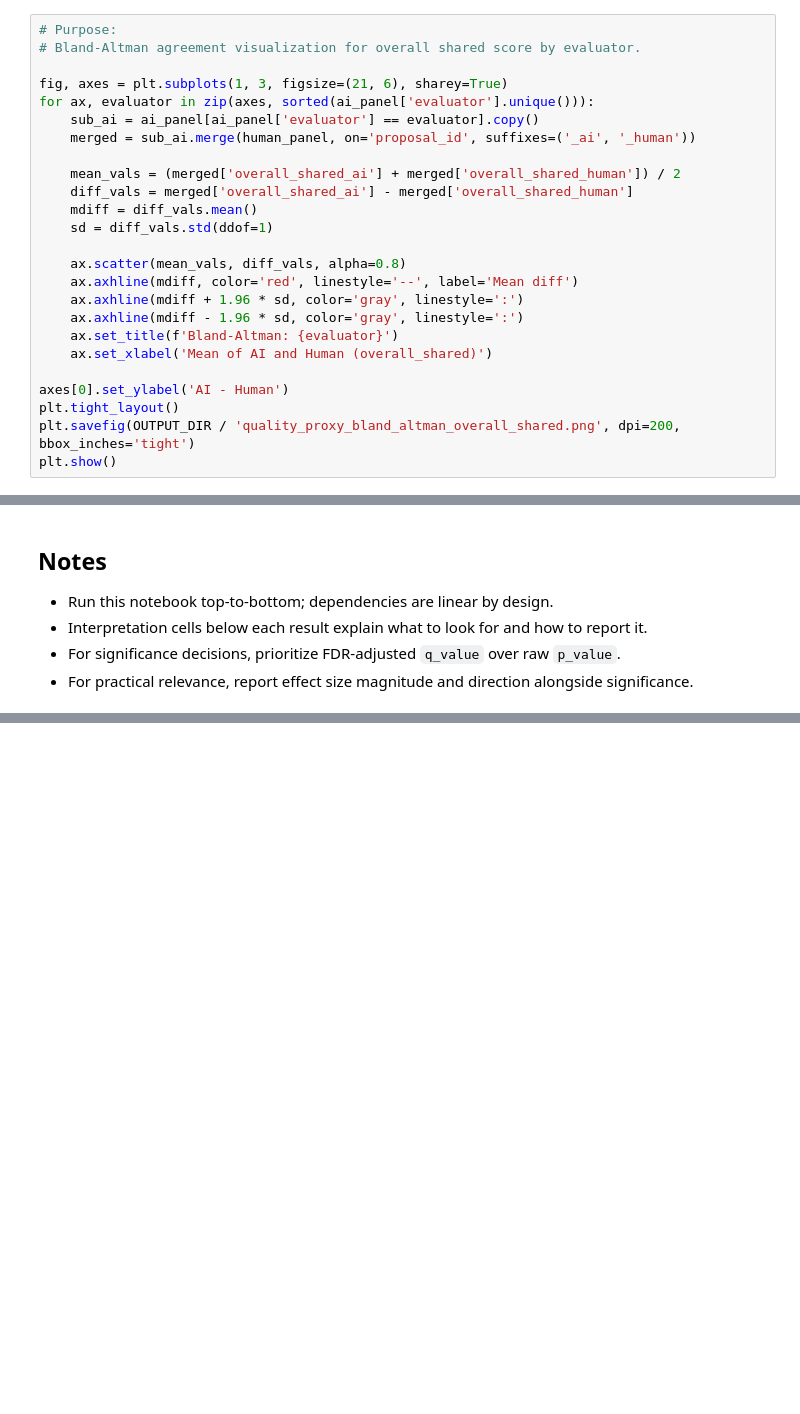
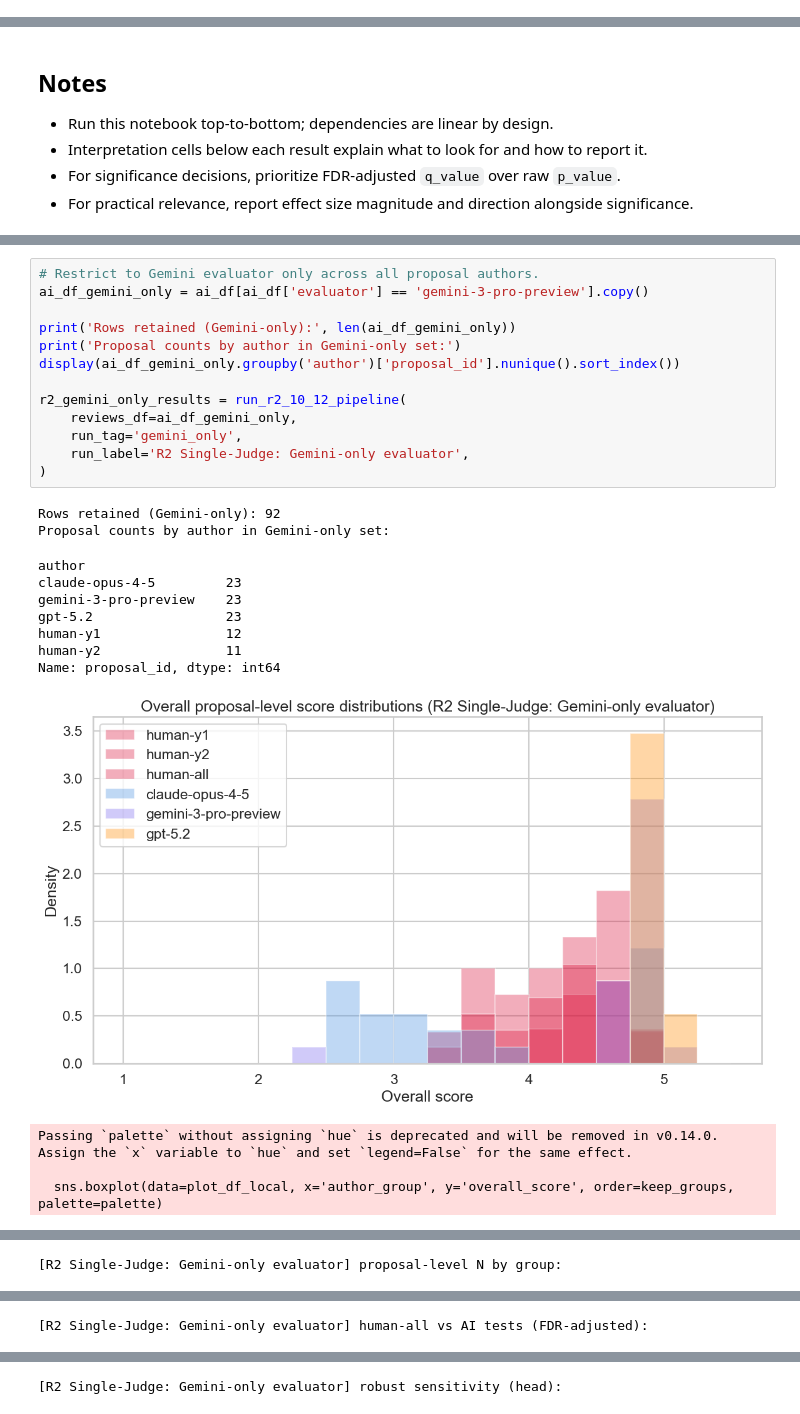
Before and after one commit to eveyhuang/human-AI-proposal, a Jupyter notebook: compare_reviews.ipynb, the cells around one changed output, grey strips where cells are left out. Drawn from its saved outputs; the diff is of its cells as text; blank space fills up the shorter version.

```diff
--- a/compare_reviews.ipynb
+++ b/compare_reviews.ipynb
@@ -1676,25 +2289,0 @@ calibration_df
-# %%
-# Purpose:
-# Bland-Altman agreement visualization for overall shared score by evaluator.
-
-fig, axes = plt.subplots(1, 3, figsize=(21, 6), sharey=True)
-for ax, evaluator in zip(axes, sorted(ai_panel['evaluator'].unique())):
-    sub_ai = ai_panel[ai_panel['evaluator'] == evaluator].copy()
-    merged = sub_ai.merge(human_panel, on='proposal_id', suffixes=('_ai', '_human'))
-
-    mean_vals = (merged['overall_shared_ai'] + merged['overall_shared_human']) / 2
-    diff_vals = merged['overall_shared_ai'] - merged['overall_shared_human']
-    mdiff = diff_vals.mean()
-    sd = diff_vals.std(ddof=1)
-
-    ax.scatter(mean_vals, diff_vals, alpha=0.8)
-    ax.axhline(mdiff, color='red', linestyle='--', label='Mean diff')
-    ax.axhline(mdiff + 1.96 * sd, color='gray', linestyle=':')
-    ax.axhline(mdiff - 1.96 * sd, color='gray', linestyle=':')
-    ax.set_title(f'Bland-Altman: {evaluator}')
-    ax.set_xlabel('Mean of AI and Human (overall_shared)')
-
-axes[0].set_ylabel('AI - Human')
-plt.tight_layout()
-plt.savefig(OUTPUT_DIR / 'quality_proxy_bland_altman_overall_shared.png', dpi=200, bbox_inches='tight')
-plt.show()
@@ -1787,0 +2765,27 @@ for p in sorted(OUTPUT_DIR.glob('quality_*')):
+# %%
+# Restrict to Gemini evaluator only across all proposal authors.
+ai_df_gemini_only = ai_df[ai_df['evaluator'] == 'gemini-3-pro-preview'].copy()
+
+print('Rows retained (Gemini-only):', len(ai_df_gemini_only))
+print('Proposal counts by author in Gemini-only set:')
+display(ai_df_gemini_only.groupby('author')['proposal_id'].nunique().sort_index())
+
+r2_gemini_only_results = run_r2_10_12_pipeline(
+    reviews_df=ai_df_gemini_only,
+    run_tag='gemini_only',
+    run_label='R2 Single-Judge: Gemini-only evaluator',
+)
+# %% [output]
+Rows retained (Gemini-only): 92
+Proposal counts by author in Gemini-only set:
+author
+claude-opus-4-5         23
+gemini-3-pro-preview    23
+gpt-5.2                 23
+human-y1                12
+human-y2                11
+Name: proposal_id, dtype: int64
+[figure, added]
+Passing `palette` without assigning `hue` is deprecated and will be removed in v0.14.0. Assign the `x` variable to `hue` and set `legend=False` for the same effect.
+
+  sns.boxplot(data=plot_df_local, x='author_group', y='overall_score', order=keep_groups, palette=palette)
@@ -1787,0 +2796 @@ for p in sorted(OUTPUT_DIR.glob('quality_*')):
+[R2 Single-Judge: Gemini-only evaluator] proposal-level N by group:
@@ -1787,0 +2804 @@ for p in sorted(OUTPUT_DIR.glob('quality_*')):
+[R2 Single-Judge: Gemini-only evaluator] human-all vs AI tests (FDR-adjusted):
@@ -1787,0 +2822 @@ for p in sorted(OUTPUT_DIR.glob('quality_*')):
+[R2 Single-Judge: Gemini-only evaluator] robust sensitivity (head):
```
Also changed, not shown: parts of 49 cells of this notebook, 33 other files.
